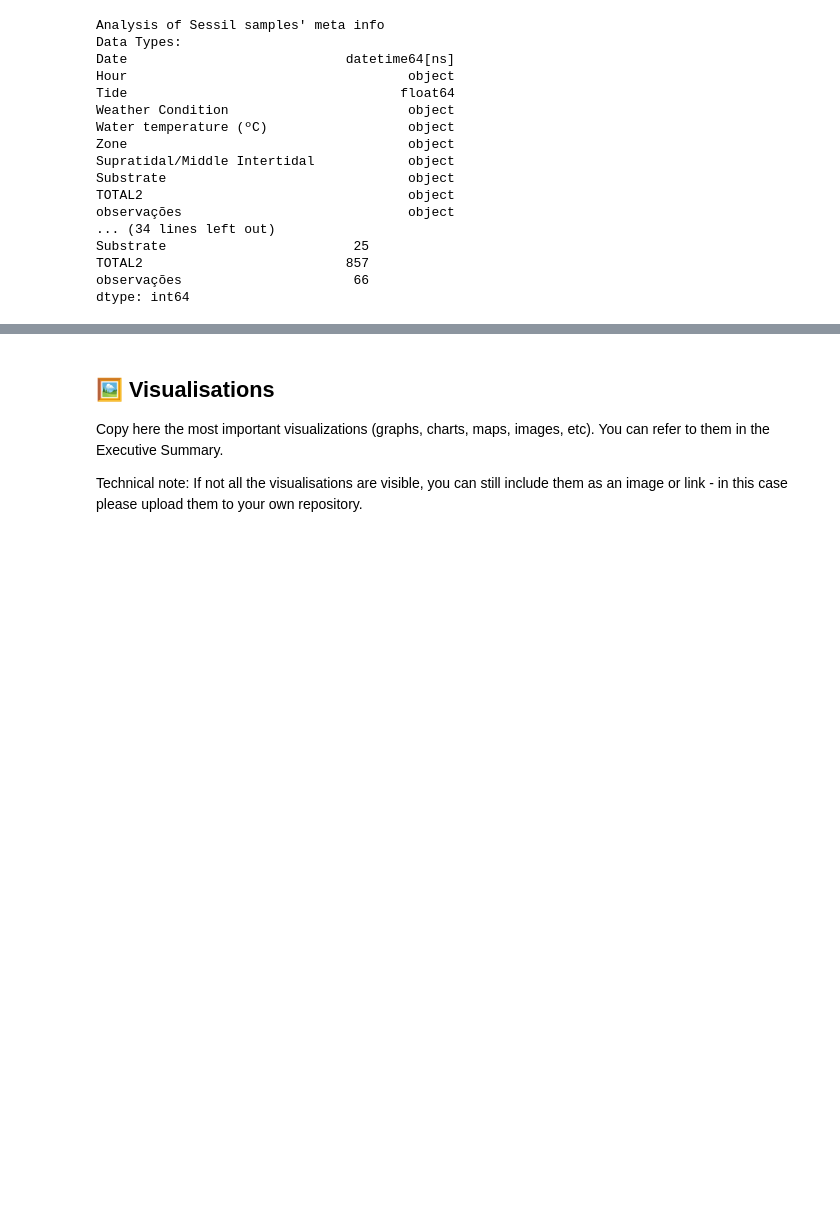
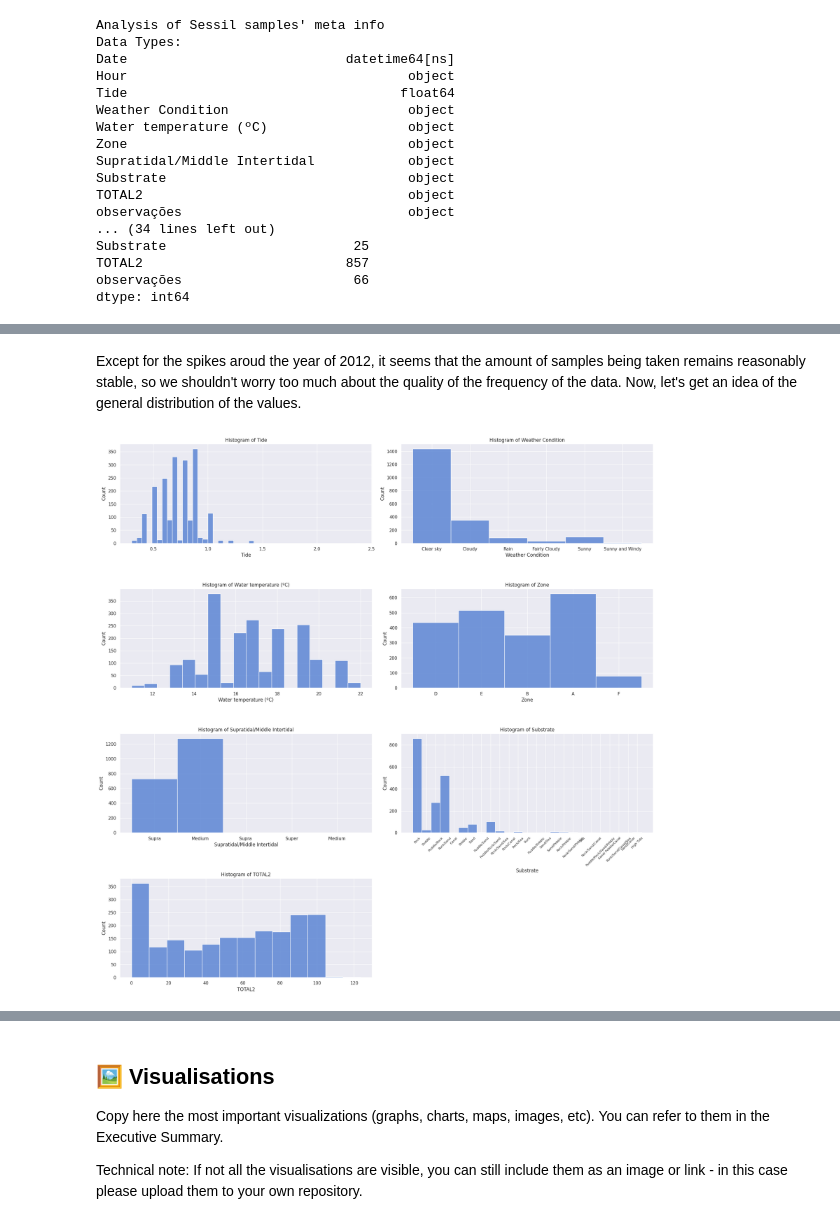
Before and after one commit to duarteoliper/WDL2_2023, a Jupyter notebook: Submission_phase_2.ipynb, the cells around one changed output, grey strips where cells are left out. Drawn from its saved outputs; the diff is of its cells as text; code cells hidden in the pictures; blank space fills up the shorter version.

```diff
--- a/Submission_phase_2.ipynb
+++ b/Submission_phase_2.ipynb
@@ -217,0 +260,19 @@ dtype: int64
+# %% [markdown]
+Except for the spikes aroud the year of 2012, it seems that the amount of samples being taken remains reasonably stable, so we shouldn't worry too much about the quality of the frequency of the data. Now, let's get an idea of the general distribution of the values.
+# %%
+columns = ['Tide', 'Weather Condition', 'Water temperature (ºC)', 'Zone', 'Supratidal/Middle Intertidal', 'Substrate', 'TOTAL2']
+
+fig = plt.figure(figsize=(20,20))
+gs = gridspec.GridSpec(4, 2)
+
+for i, column in enumerate(columns):
+    ax = plt.subplot(gs[i])
+    sns.histplot(data=sessil_meta_info_df, x=column, ax=ax)
+    ax.set_title('Histogram of ' + column)
+    if column == 'Substrate':
+        plt.xticks(rotation=45, fontsize=8)
+    plt.tight_layout()
+
+plt.show()
+# %% [output]
+[figure, added]
```
Also changed, not shown: parts of 97 cells of this notebook, 3 other files.
